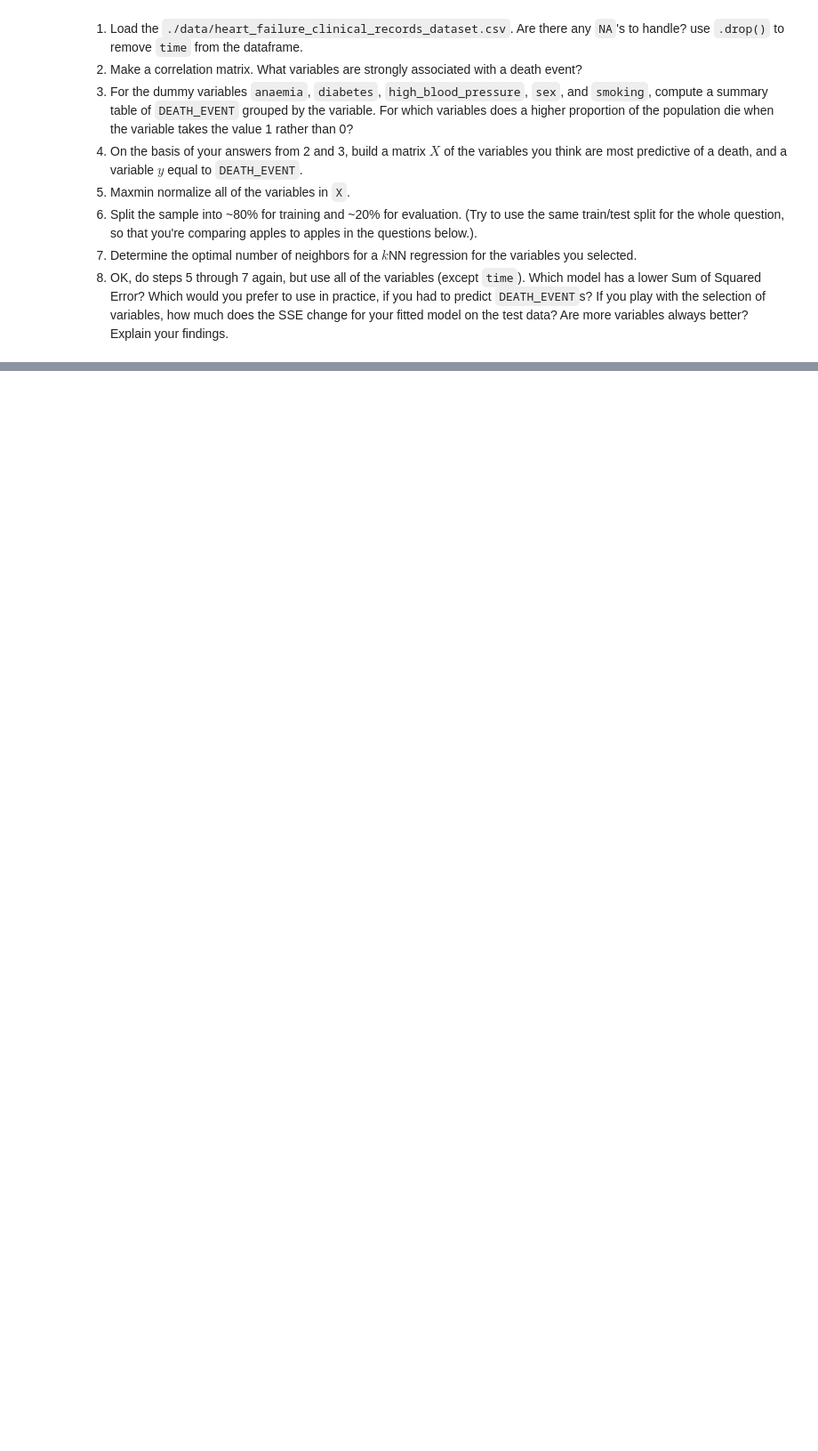
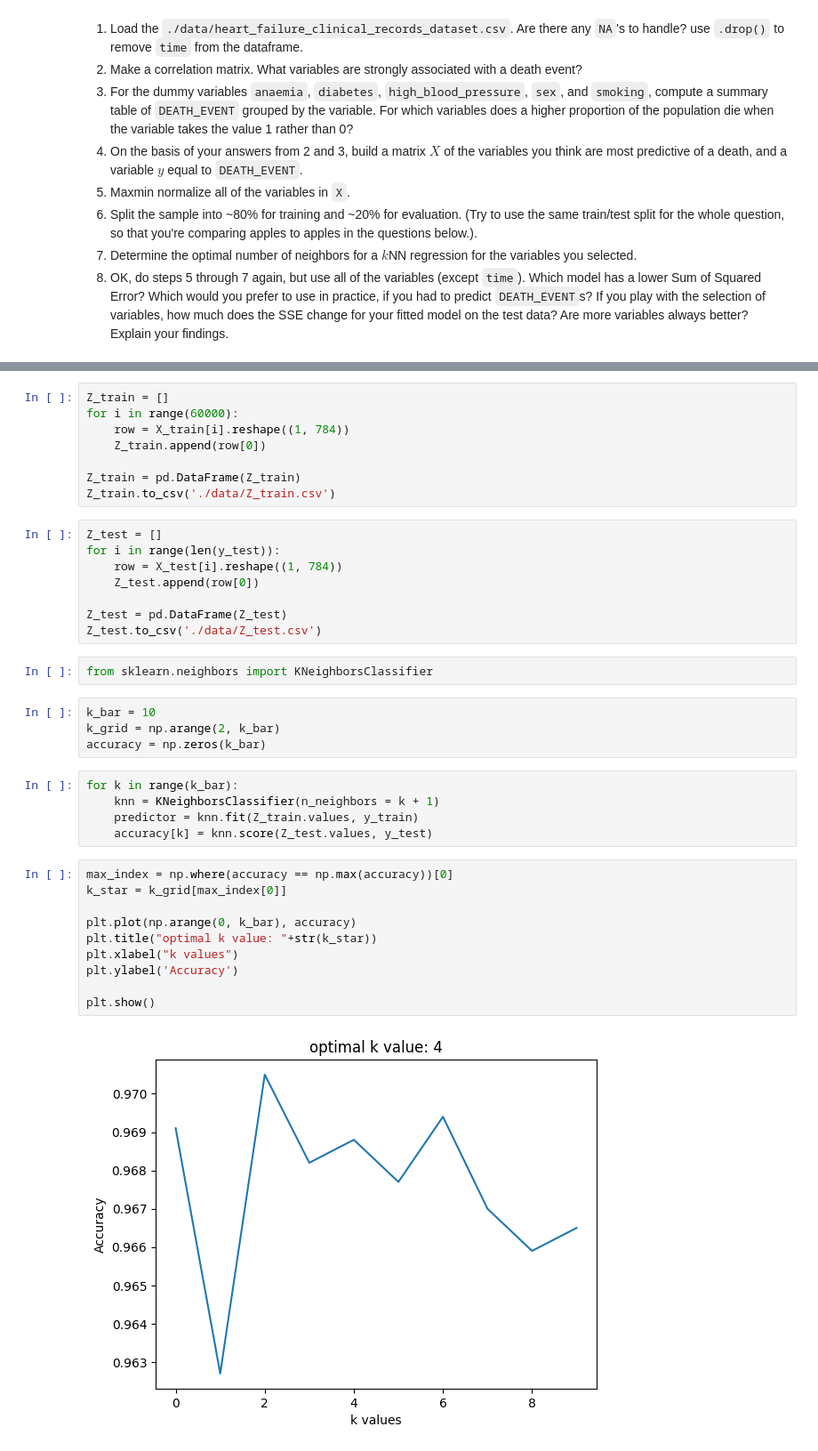
Before and after one commit to phipyao/ds3001-knn, a Jupyter notebook: assignment_knn.ipynb, the cells around one changed output, grey strips where cells are left out. Shown at 89% size. Saved outputs shown, nothing was run; the diff lists cells and outputs as text; blank space fills up the shorter version.

```diff
--- a/assignment_knn.ipynb
+++ b/assignment_knn.ipynb
@@ -164,0 +298,39 @@ OK, those are the data: Labels attached to handwritten digits encoded as a matri
+# %%
+Z_train = []
+for i in range(60000):
+    row = X_train[i].reshape((1, 784))
+    Z_train.append(row[0])
+
+Z_train = pd.DataFrame(Z_train)
+Z_train.to_csv('./data/Z_train.csv')
+# %%
+Z_test = []
+for i in range(len(y_test)):
+    row = X_test[i].reshape((1, 784))
+    Z_test.append(row[0])
+
+Z_test = pd.DataFrame(Z_test)
+Z_test.to_csv('./data/Z_test.csv')
+# %%
+from sklearn.neighbors import KNeighborsClassifier
+# %%
+k_bar = 10
+k_grid = np.arange(2, k_bar)
+accuracy = np.zeros(k_bar)
+# %%
+for k in range(k_bar):
+    knn = KNeighborsClassifier(n_neighbors = k + 1)
+    predictor = knn.fit(Z_train.values, y_train)
+    accuracy[k] = knn.score(Z_test.values, y_test)
+# %%
+max_index = np.where(accuracy == np.max(accuracy))[0]
+k_star = k_grid[max_index[0]]
+
+plt.plot(np.arange(0, k_bar), accuracy)
+plt.title("optimal k value: "+str(k_star))
+plt.xlabel("k values")
+plt.ylabel('Accuracy')
+
+plt.show()
+# %% [output]
+[figure, added]
```
Also changed, not shown: parts of 6 cells of this notebook.
